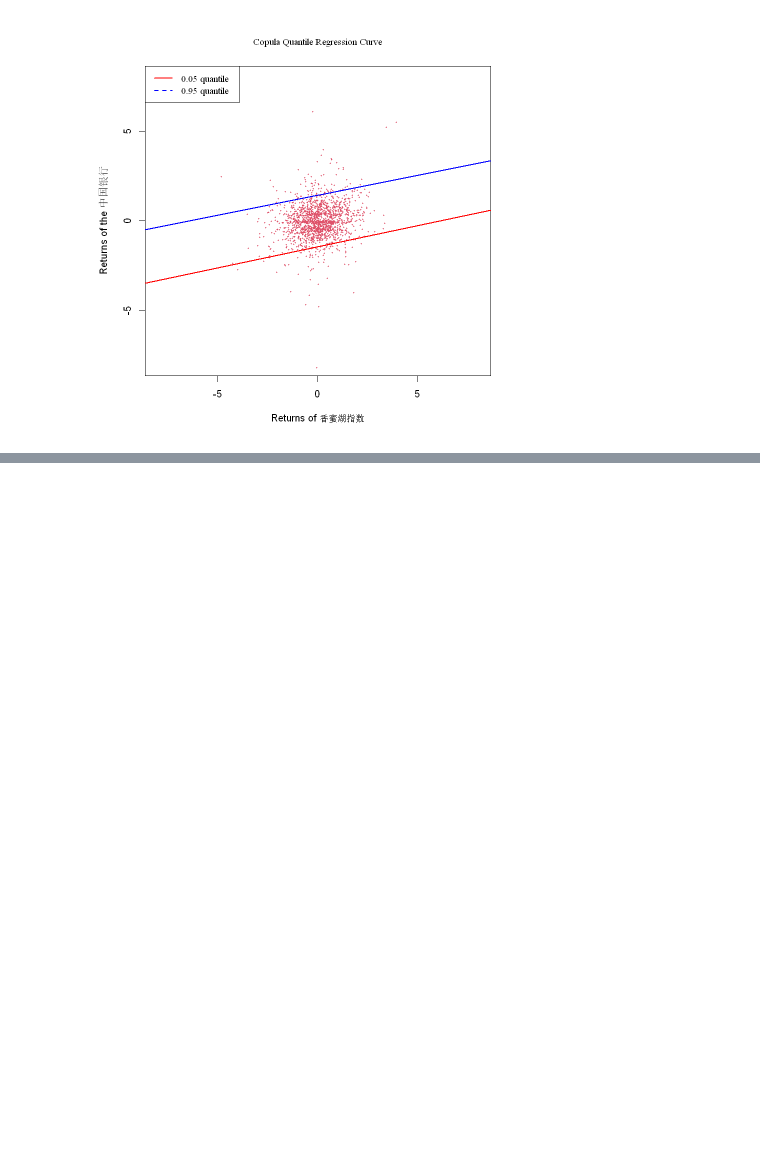
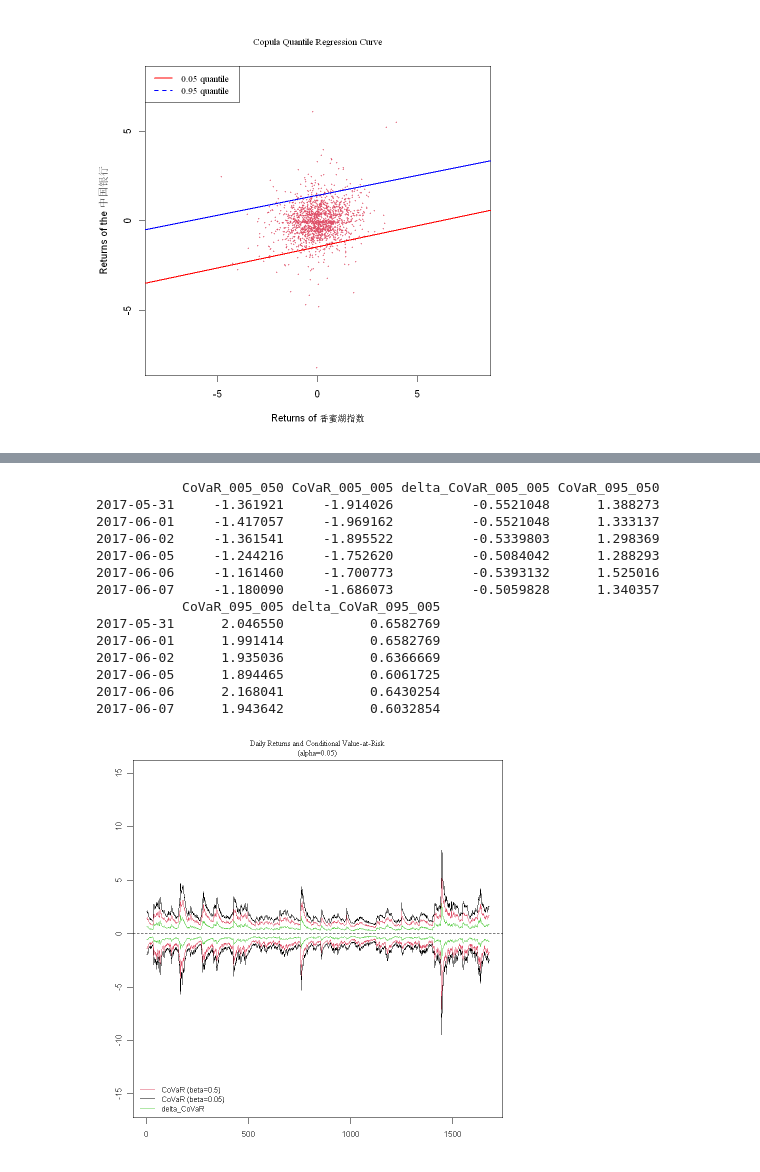
Before and after one commit to Meaquadddd/LLXcode, a Jupyter notebook: Covar1.ipynb, the cells around one changed output, grey strips where cells are left out. Saved outputs shown, nothing was run; the diff lists cells and outputs as text; code cells hidden in the pictures; blank space fills up the shorter version.

```diff
--- a/Covar1.ipynb
+++ b/Covar1.ipynb
@@ -191,0 +375,55 @@ legend('topleft', c("0.05 quantile", "0.95 quantile"), col = c("red", "blue"),
+# %%
+###upside CoVaR
+CoVaR_095_050 = fitted(filt_cbank) + sigma(filt_cbank)*f_hat_u[1]
+CoVaR_095_010 = fitted(filt_cbank) + sigma(filt_cbank)*f_hat_u[2]
+delta_CoVaR_095_010<-CoVaR_095_010-CoVaR_095_050
+
+CoVaR_095_005 = fitted(filt_cbank) + sigma(filt_cbank)*f_hat_u[3]
+delta_CoVaR_095_005<-CoVaR_095_005-CoVaR_095_050
+
+CoVaR_095_001 = fitted(filt_cbank) + sigma(filt_cbank)*f_hat_u[4]
+delta_CoVaR_095_001 <- CoVaR_095_001-CoVaR_095_050
+# %%
+##plot the dynamic CoVaR and delta CoVaR
+op <- par(mfrow=c(1,1), mgp=c(1.5, 0.8,0), mar= .1+c(3,3,2,1),
+font.main=6, font.lab=6)
+n <- length(ts_df_1$cbank)
+tt <- seq(1:length(ts_df_1$cbank))
+plot(tt,ts_df$cbank, type = "n", main =paste('Daily Returns and Conditional Value-at-Risk\n',
+    "(alpha=", 0.05, ")", sep = ""), ylab = '', xlab = '', xlim=c(1,n),
+            ylim = c(-16, 15),
+           cex.main = 0.8,  cex.lab = 0.9, cex.axis = 0.8)
+        points(ts_df$cbank, pch = 19, col = 'gray', cex=0.5)
+        abline(h = 0, col = "1", lty = 2)
+lines(tt,CoVaR_005_005, lwd = 1, col = 1)
+lines(tt,CoVaR_005_050, lwd = 1, col = 2,lty=1)
+lines(tt,delta_CoVaR_005_005, lwd = 1, col = 3,lty=1)
+lines(tt,CoVaR_095_005, lwd = 1, col = 1)
+lines(tt,CoVaR_095_050, lwd = 1, col = 2,lty=1)
+lines(tt,delta_CoVaR_095_005, lwd = 1, col = 3,lty=1)
+
+legend("bottomleft", c("CoVaR (beta=0.5)", "CoVaR (beta=0.05)",
+            "delta_CoVaR"), col = c("2", "1", "3"), cex = 0.75,
+          lty = c(1, 1, 1), lwd = c(1, 1, 1), bty = "n")
+
+dynamic <- cbind(CoVaR_005_050,CoVaR_005_005,delta_CoVaR_005_005,
+CoVaR_095_050, CoVaR_095_005,delta_CoVaR_095_005,
+ts_df$cbank)
+
+head(dynamic)
+# %% [output]
+           CoVaR_005_050 CoVaR_005_005 delta_CoVaR_005_005 CoVaR_095_050
+2017-05-31     -1.361921     -1.914026          -0.5521048      1.388273
+2017-06-01     -1.417057     -1.969162          -0.5521048      1.333137
+2017-06-02     -1.361541     -1.895522          -0.5339803      1.298369
+2017-06-05     -1.244216     -1.752620          -0.5084042      1.288293
+2017-06-06     -1.161460     -1.700773          -0.5393132      1.525016
+2017-06-07     -1.180090     -1.686073          -0.5059828      1.340357
+           CoVaR_095_005 delta_CoVaR_095_005
+2017-05-31      2.046550           0.6582769
+2017-06-01      1.991414           0.6582769
+2017-06-02      1.935036           0.6366669
+2017-06-05      1.894465           0.6061725
+2017-06-06      2.168041           0.6430254
+2017-06-07      1.943642           0.6032854
+[figure, added]
```
Also changed, not shown: parts of 12 cells of this notebook.
